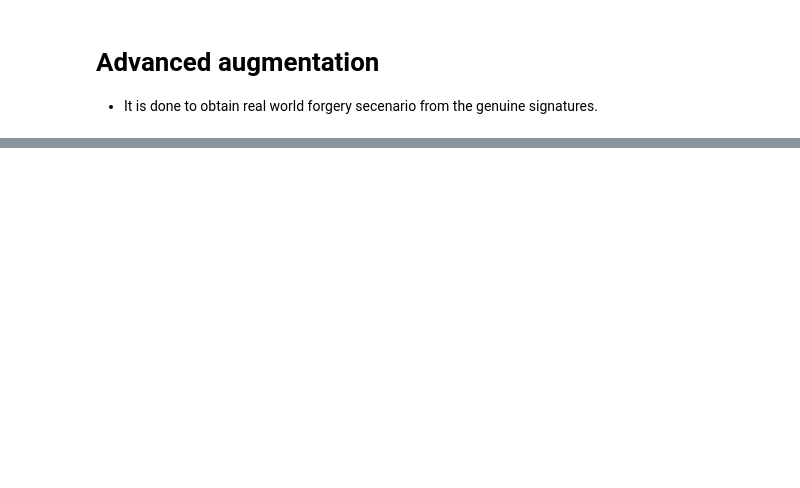
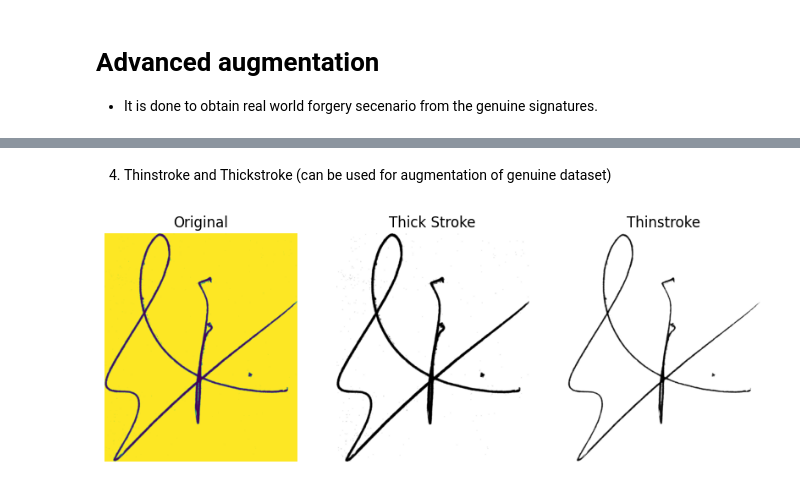
Before and after one commit to PrajwalChaudhary25/signature_verification, a Jupyter notebook: Notebooks/Advanced_augmentations.ipynb, the cells around one changed output, grey strips where cells are left out. Saved outputs shown, nothing was run; the diff lists cells and outputs as text; code cells hidden in the pictures; blank space fills up the shorter version.

```diff
--- a/Notebooks/Advanced_augmentations.ipynb
+++ b/Notebooks/Advanced_augmentations.ipynb
@@ -81,0 +103,29 @@ plt.show()
+# %% [markdown]
+4. Thinstroke and Thickstroke (can be used for augmentation of genuine dataset)
+# %%
+import cv2
+import numpy as np
+plt.figure(figsize=(10,10))
+
+plt.subplot(1,3,1)
+plt.imshow(image)
+plt.title('Original')
+plt.axis('off')
+
+plt.subplot(1,3,2)
+kernel = np.ones((2,2), np.uint8)
+thin = cv2.erode(image, kernel, iterations=2)
+plt.imshow(thin, cmap='gray')
+plt.title('Thick Stroke')
+plt.axis('off')
+
+plt.subplot(1,3,3)
+kernel = np.ones((2,2), np.uint8)
+thin = cv2.dilate(image, kernel, iterations=2)
+plt.imshow(thin, cmap='gray')
+plt.axis('off')
+plt.title('Thinstroke')
+
+plt.show()
+# %% [output]
+[figure, added]
```
Also changed, not shown: parts of 7 cells of this notebook.
